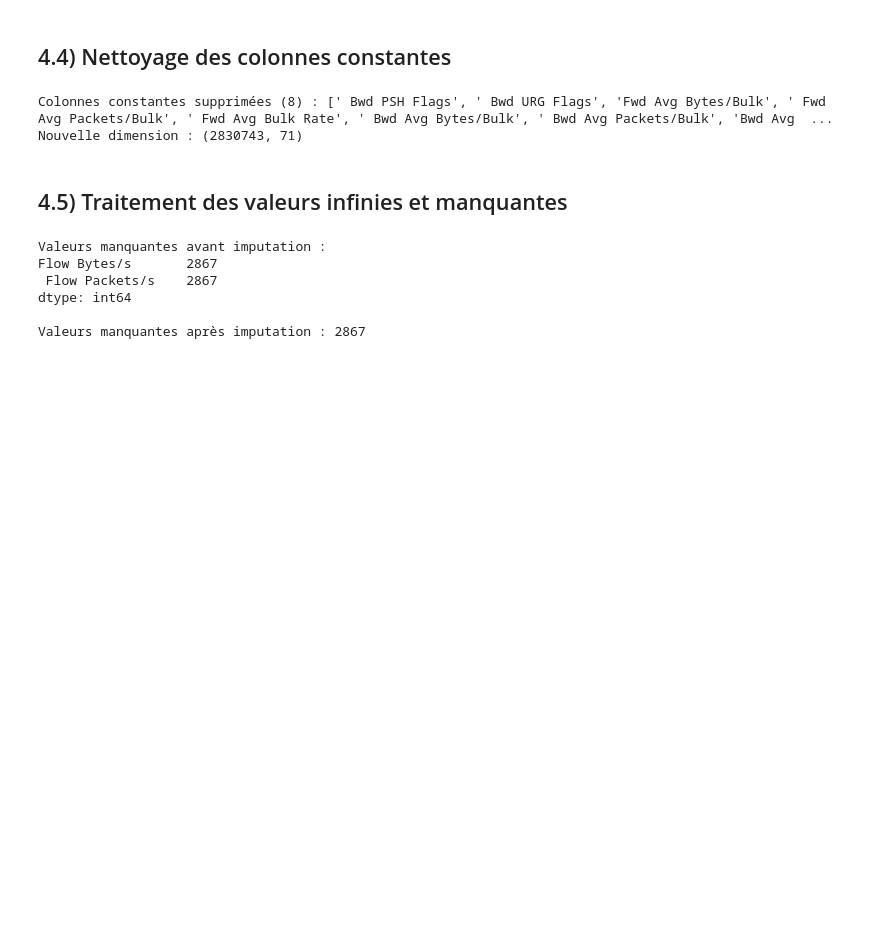
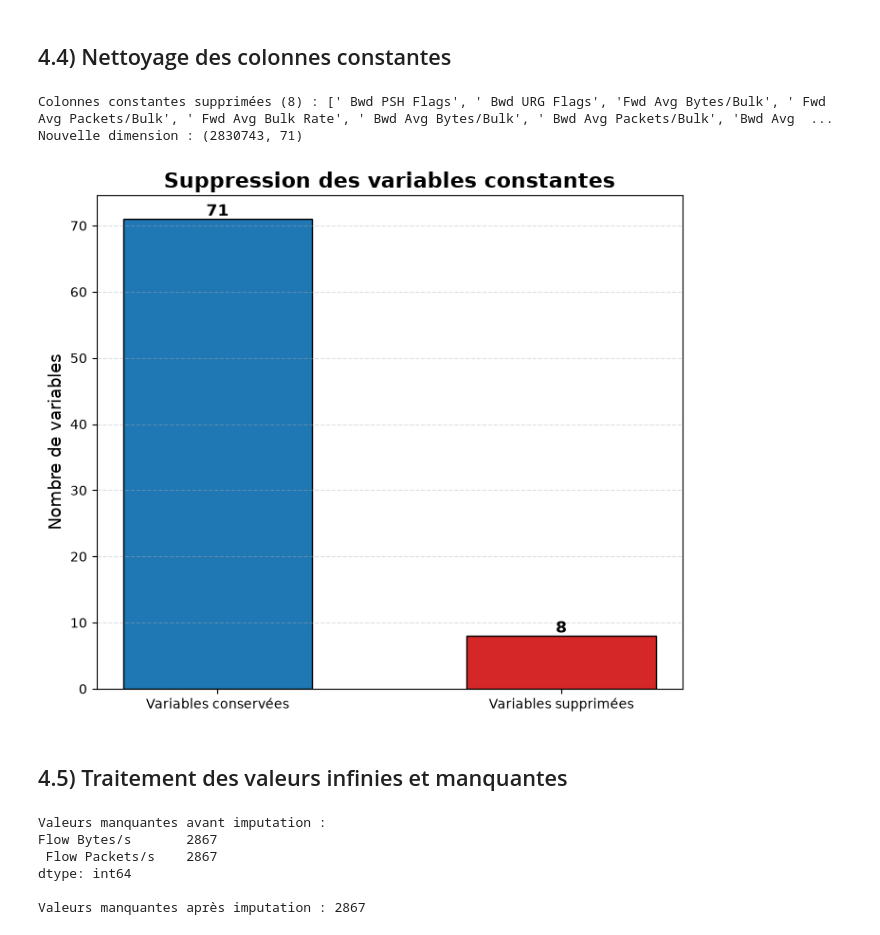
Before and after one commit to majda250/cicids2017-intrusion-detection, a Jupyter notebook: 02_data_cleaning.ipynb, the cells around one changed output. Cells and saved outputs as stored; diff of their text form; code cells hidden in the pictures; blank space fills up the shorter version.

```diff
--- a/02_data_cleaning.ipynb
+++ b/02_data_cleaning.ipynb
@@ -39,9 +39,17 @@ missing_values[missing_values["Missing Values"] > 0]
 # %% [markdown]
 ## 4.3 Vérification des valeurs infinies
 # %%
-import numpy as np
+# Colonnes numériques uniquement
+num_cols = data.select_dtypes(include=[np.number]).columns
 
-infinite_values = np.isinf(data.select_dtypes(include=np.number)).sum()
+inf_counts = np.isinf(data[num_cols]).sum()
+inf_counts = inf_counts[inf_counts > 0]
+print("Colonnes contenant des valeurs infinies :")
+print(inf_counts)
 
-infinite_values[infinite_values > 0]
+# Remplacement des valeurs infinies par NaN pour les traiter comme valeurs manquantes
+data[num_cols] = data[num_cols].replace([np.inf, -np.inf], np.nan)
+
+print(f"\nValeurs manquantes après traitement des infinis :")
+print(data.isnull().sum()[data.isnull().sum() > 0])
 # %% [output]
@@ -59,6 +73,49 @@ print(f"Nouvelle dimension : {data.shape}")
 # %% [output]
 Colonnes constantes supprimées (8) : [' Bwd PSH Flags', ' Bwd URG Flags', 'Fwd Avg Bytes/Bulk', ' Fwd Avg Packets/Bulk', ' Fwd Avg Bulk Rate', ' Bwd Avg Bytes/Bulk', ' Bwd Avg Packets/Bulk', 'Bwd Avg  ...
 Nouvelle dimension : (2830743, 71)
+# %%
+import matplotlib.pyplot as plt
+
+# Nombre de colonnes avant suppression
+total_cols = data.shape[1] + len(constant_cols)   # puisque data est déjà nettoyé
+removed_cols = len(constant_cols)
+remaining_cols = data.shape[1]
+
+plt.figure(figsize=(7,6))
+
+bars = plt.bar(
+    ["Variables conservées", "Variables supprimées"],
+    [remaining_cols, removed_cols],
+    color=["#1f77b4", "#d62728"],
+    edgecolor="black",
+    width=0.55
+)
+
+# Affichage des valeurs
+for bar in bars:
+    h = bar.get_height()
+    plt.text(
+        bar.get_x() + bar.get_width()/2,
+        h + 0.5,
+        f"{int(h)}",
+        ha="center",
+        fontsize=12,
+        fontweight="bold"
+    )
+
+plt.title(
+    "Suppression des variables constantes",
+    fontsize=16,
+    fontweight="bold"
+)
+plt.ylabel("Nombre de variables", fontsize=13)
+
+plt.grid(axis='y', linestyle='--', alpha=0.4)
+
+plt.tight_layout()
+plt.show()
+# %% [output]
+[figure, added]
 # %% [markdown]
 ## 4.5) Traitement des valeurs infinies et manquantes
 # %%
```
Also changed, not shown: parts of 3 cells of this notebook, 4 other files.
